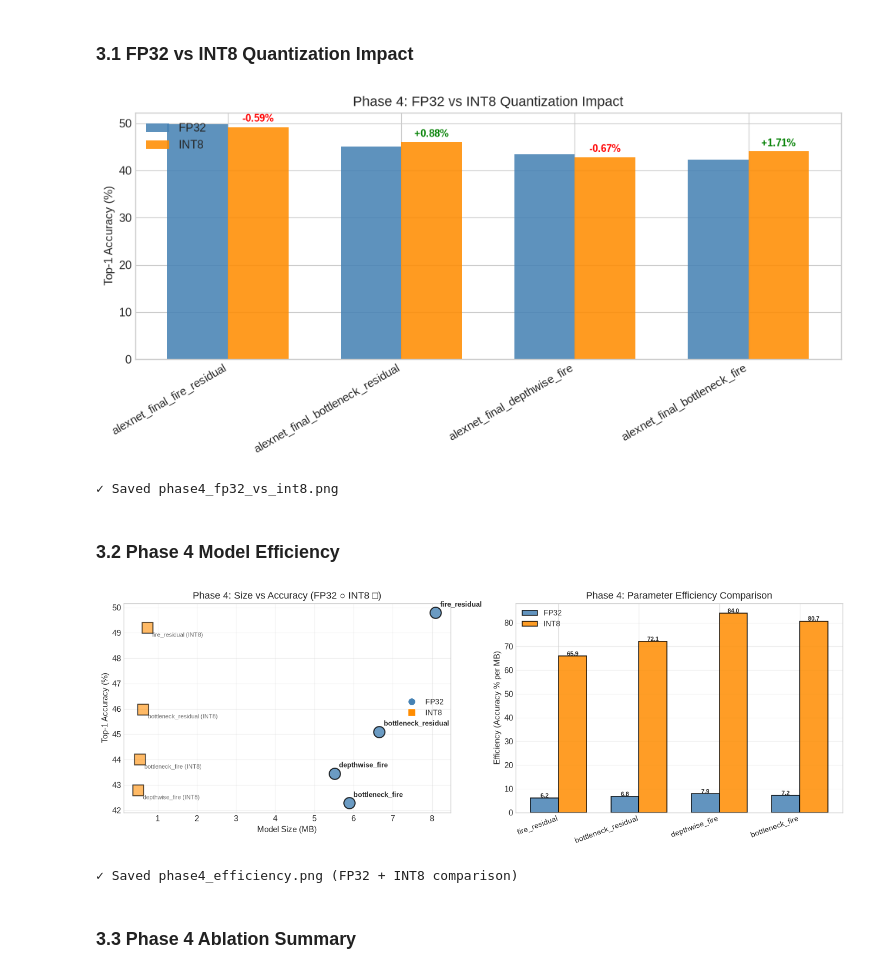
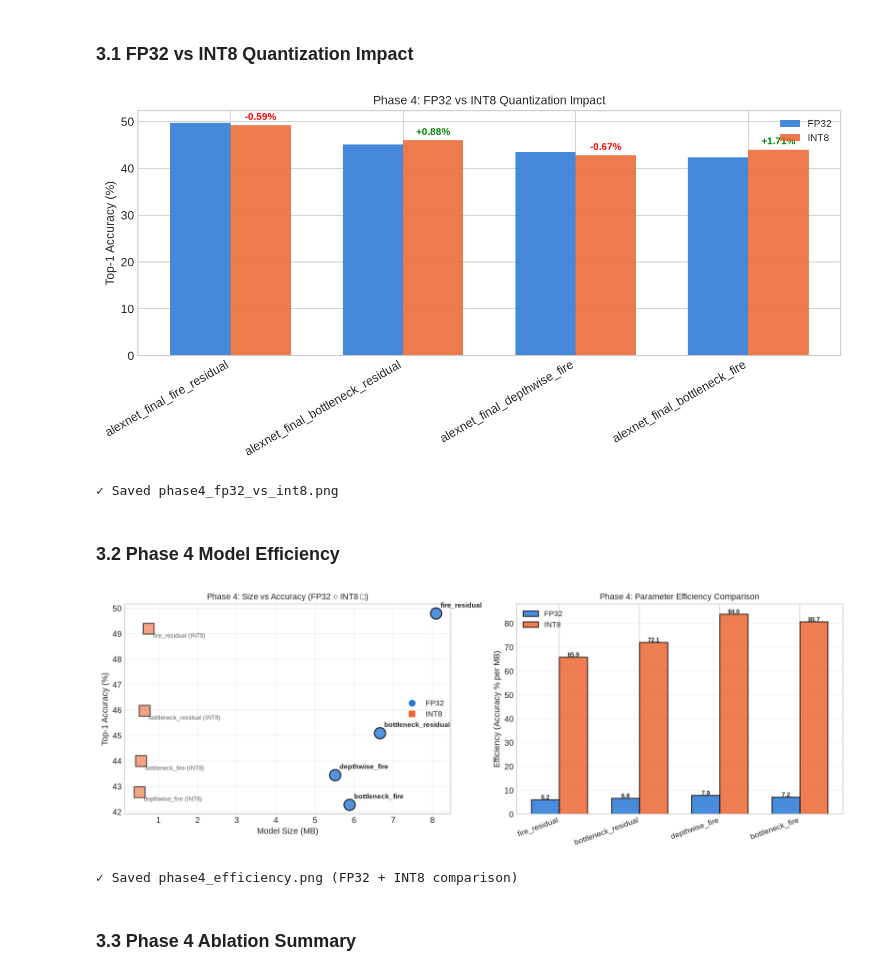
Before and after one commit to RafaelSdeS/dnn_study, a Jupyter notebook: notebooks/phase_4_compression_and_final_architecture_training/final_architecture_results.ipynb, the cells around one changed output. Cells and saved outputs as stored; diff of their text form; code cells hidden in the pictures.

```diff
--- a/notebooks/phase_4_compression_and_final_architecture_training/final_architecture_results.ipynb
+++ b/notebooks/phase_4_compression_and_final_architecture_training/final_architecture_results.ipynb
@@ -8,6 +8,7 @@ Condensed analysis notebook (complementary to `final_analysis_phase5.ipynb`).
 ## 1. Setup & Data Loading
 # %%
 import json
+import sys
 import numpy as np
 import pandas as pd
 import matplotlib.pyplot as plt
@@ -36,6 +37,7 @@ def find_project_root(start: Path | None = None):
 
 
 project_root = find_project_root()
+sys.path.insert(0, str(project_root))  # so `import ml` resolves regardless of kernel cwd
 
 PHASE4_DIR = project_root / "results" / "phase_4_compression_and_final_architecture_training"
 ALL_PHASES_DIRS = {
@@ -48,8 +50,8 @@ ALL_PHASES_DIRS = {
 FIGURES_DIR = project_root / "results" / "figures_generated"
 FIGURES_DIR.mkdir(parents=True, exist_ok=True)
 
-plt.style.use("seaborn-v0_8-whitegrid")
-plt.rcParams.update({"font.size": 11})
+from ml.plotting import apply_report_style, PALETTE, STAGE_COLORS
+apply_report_style(palette=PALETTE)
 print("✓ Setup complete")
 # %% [output]
 Syncing W&B offline runs...
@@ -144,36 +146,36 @@ if paired:
         .reset_index()
     )
     df_pivot["drop"] = df_pivot["FP32"] - df_pivot["INT8"]
     df_pivot = df_pivot.sort_values("FP32", ascending=False).reset_index(drop=True)
 
     x = np.arange(len(df_pivot))
     w = 0.35
 
     fig, ax = plt.subplots(figsize=(10, 5))
-    ax.bar(x - w/2, df_pivot["FP32"], w, label="FP32", color="steelblue", alpha=0.87)
-    ax.bar(x + w/2, df_pivot["INT8"], w, label="INT8", color="darkorange", alpha=0.87)
+    ax.bar(x - w/2, df_pivot["FP32"], w, label="FP32", color=STAGE_COLORS["fp32"], alpha=0.87)
+    ax.bar(x + w/2, df_pivot["INT8"], w, label="INT8", color=STAGE_COLORS["int8"], alpha=0.87)
 
     for i, row in df_pivot.iterrows():
         color = "red" if row["drop"] > 0.5 else "green" if row["drop"] < 0 else "gray"
         sign = "-" if row["drop"] > 0 else "+"
         ax.annotate(
             f"{sign}{abs(row['drop']):.2f}%",
             xy=(x[i] + w/2, row["INT8"]),
             xytext=(0, 5), textcoords="offset points",
             ha="center", fontsize=9, color=color, fontweight="bold",
         )
 
     ax.set_xticks(x)
     ax.set_xticklabels(df_pivot["base_model"], rotation=30, ha="right")
     ax.set_ylabel("Top-1 Accuracy (%)")
     ax.set_title("Phase 4: FP32 vs INT8 Quantization Impact")
     ax.legend()
     plt.tight_layout()
     plt.savefig(FIGURES_DIR / "phase4_fp32_vs_int8.png", dpi=150, bbox_inches="tight")
     plt.show()
     print(f"✓ Saved phase4_fp32_vs_int8.png")
 # %% [output]
-[figure, old version]
+[figure, new version]
 ✓ Saved phase4_fp32_vs_int8.png
 # %% [markdown]
 ### 3.2 Phase 4 Model Efficiency
@@ -190,7 +192,7 @@ fig, (ax1, ax2) = plt.subplots(1, 2, figsize=(14, 5))
 # LEFT: Scatter plot — Size vs Accuracy (FP32 circles, INT8 squares)
 for idx, row in phase4_fp32.iterrows():
     ax1.scatter(row["size_MB"], row["top1_%"], s=220, alpha=0.8,
-               edgecolors="black", lw=1.5, color="steelblue", zorder=3)
+               edgecolors="black", lw=1.5, color=STAGE_COLORS["fp32"], zorder=3)
     model_label = row["model"].replace("alexnet_final_", "")
     ax1.annotate(model_label,
                  (row["size_MB"], row["top1_%"]),
@@ -198,7 +200,7 @@ for idx, row in phase4_fp32.iterrows():
 
 for idx, row in phase4_int8.iterrows():
     ax1.scatter(row["size_MB"], row["top1_%"], s=220, alpha=0.6, marker="s",
-               edgecolors="black", lw=1.5, color="darkorange", zorder=3)
+               edgecolors="black", lw=1.5, color=STAGE_COLORS["int8"], zorder=3)
     model_label = row["model"].replace("_INT8", "").replace("alexnet_final_", "")
     ax1.annotate(f"{model_label} (INT8)",
                  (row["size_MB"], row["top1_%"]),
@@ -207,8 +209,8 @@ for idx, row in phase4_int8.iterrows():
 # Add legend patch
 from matplotlib.lines import Line2D
 legend_elements = [
-    Line2D([0], [0], marker="o", color="w", markerfacecolor="steelblue", markersize=10, label="FP32"),
-    Line2D([0], [0], marker="s", color="w", markerfacecolor="darkorange", markersize=10, label="INT8"),
+    Line2D([0], [0], marker="o", color="w", markerfacecolor=STAGE_COLORS["fp32"], markersize=10, label="FP32"),
+    Line2D([0], [0], marker="s", color="w", markerfacecolor=STAGE_COLORS["int8"], markersize=10, label="INT8"),
 ]
 ax1.legend(handles=legend_elements, loc="best", fontsize=10)
 ax1.set_xlabel("Model Size (MB)")
@@ -233,8 +235,8 @@ for fp32_model in phase4_fp32["model"]:
 x = np.arange(len(model_names))
 w = 0.35
 
-ax2.bar(x - w/2, fp32_effs, w, label="FP32", color="steelblue", alpha=0.85, edgecolor="black", lw=1.2)
-ax2.bar(x + w/2, int8_effs, w, label="INT8", color="darkorange", alpha=0.85, edgecolor="black", lw=1.2)
+ax2.bar(x - w/2, fp32_effs, w, label="FP32", color=STAGE_COLORS["fp32"], alpha=0.85, edgecolor="black", lw=1.2)
+ax2.bar(x + w/2, int8_effs, w, label="INT8", color=STAGE_COLORS["int8"], alpha=0.85, edgecolor="black", lw=1.2)
 
 # Add value labels
 for i, (fp32, int8) in enumerate(zip(fp32_effs, int8_effs)):
@@ -254,7 +256,7 @@ plt.savefig(FIGURES_DIR / "phase4_efficiency.png", dpi=150, bbox_inches="tight")
 plt.show()
 print(f"✓ Saved phase4_efficiency.png (FP32 + INT8 comparison)")
 # %% [output]
-[figure, old version]
+[figure, new version]
 ✓ Saved phase4_efficiency.png (FP32 + INT8 comparison)
 # %% [markdown]
 ### 3.3 Phase 4 Ablation Summary
```
Also changed, not shown: parts of 4 cells of this notebook, 22 other files.
